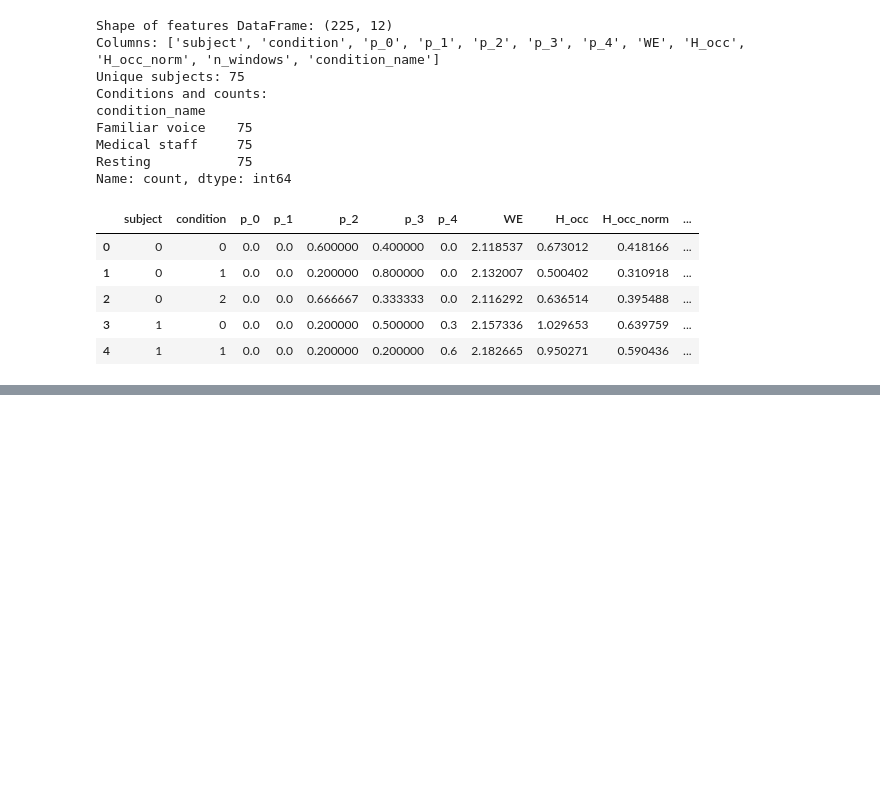
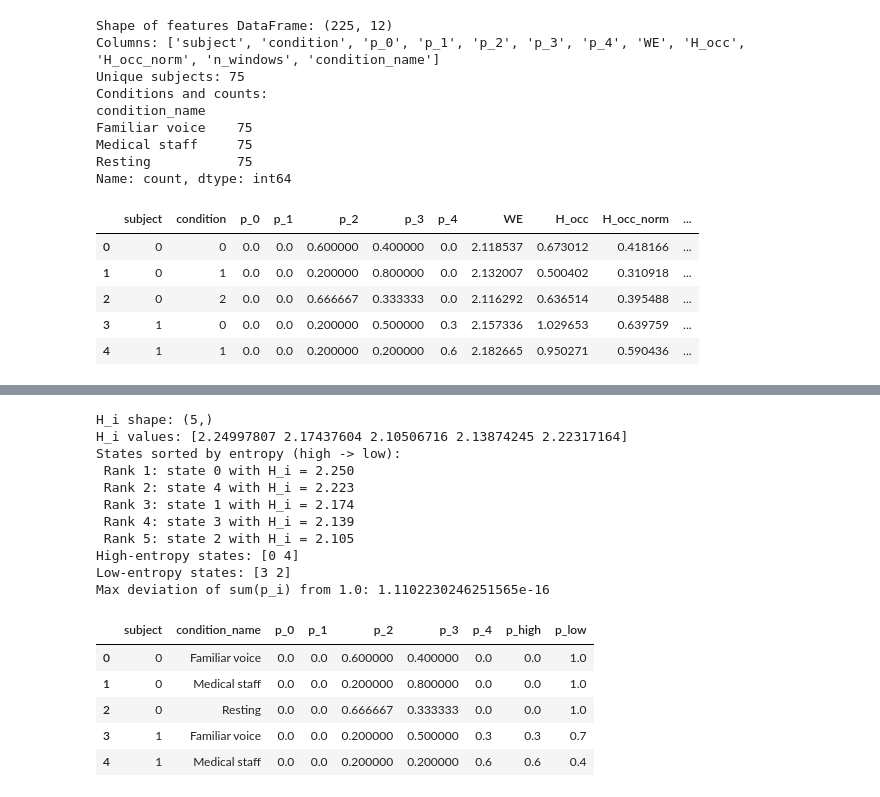
Before and after one commit to bsm96/eeg-bachelor, a Jupyter notebook: notebooks/07_brain_states_kmedoids_stats.ipynb, the cells around one changed output, grey strips where cells are left out. Saved outputs shown, nothing was run; the diff lists cells and outputs as text; code cells hidden in the pictures; blank space fills up the shorter version.

```diff
--- a/notebooks/07_brain_states_kmedoids_stats.ipynb
+++ b/notebooks/07_brain_states_kmedoids_stats.ipynb
@@ -82,0 +83,60 @@ These quantities mirror the idea of contrasting more complex vs. more stereotype
+# %%
+# Load state entropies H_i
+H_i = np.load(STATE_ENTROPIES_PATH)  # Load vector of state entropies
+
+# Sanity check on shape
+print("H_i shape:", H_i.shape)  # Expect (5,) for K=5
+print("H_i values:", H_i)  # Display entropy values for inspection
+
+# Sort states by entropy in descending order (high -> low)
+state_indices = np.arange(len(H_i))  # Indices 0..K-1
+sorted_idx_desc = np.argsort(H_i)[::-1]  # Indices sorted by H_i from high to low
+
+print("States sorted by entropy (high -> low):")  # Announce ordering
+for rank, idx in enumerate(sorted_idx_desc, start=1):  # Iterate over sorted indices
+    print(f" Rank {rank}: state {idx} with H_i = {H_i[idx]:.3f}")  # Print rank and entropy
+
+# Define high-entropy and low-entropy state sets (top-2 and bottom-2)
+high_entropy_states = sorted_idx_desc[:2]  # Two highest-entropy states
+low_entropy_states = sorted_idx_desc[-2:]  # Two lowest-entropy states
+
+print("High-entropy states:", high_entropy_states)  # Show high-entropy state indices
+print("Low-entropy states:", low_entropy_states)  # Show low-entropy state indices
+
+# Helper function: compute aggregate occupancy over a set of states
+def aggregate_occupancy(row, state_indices_subset):
+    """Compute the sum of p_i for a given row over a subset of state indices."""
+    # Build the column names for the selected states
+    cols = [f"p_{int(i)}" for i in state_indices_subset]  # Construct p_i column names
+    return row[cols].sum()  # Sum occupancies over selected states
+
+# Compute p_high and p_low for each row
+df["p_high"] = df.apply(lambda row: aggregate_occupancy(row, high_entropy_states), axis=1)  # Add high-entropy occupancy
+df["p_low"] = df.apply(lambda row: aggregate_occupancy(row, low_entropy_states), axis=1)  # Add low-entropy occupancy
+
+# Check that p_0..p_4 sum to approximately 1 for each row
+p_cols = [col for col in df.columns if col.startswith("p_") and col[2:].isdigit()]  # Detect occupancy columns p_0..p_4
+sum_p = df[p_cols].sum(axis=1)  # Sum occupancies across states
+max_deviation = np.abs(sum_p - 1.0).max()  # Maximum deviation from 1
+print("Max deviation of sum(p_i) from 1.0:", max_deviation)  # Show normalisation quality
+
+# Display a preview of relevant columns
+df[["subject", "condition_name"] + p_cols + ["p_high", "p_low"]].head()  # Inspect main occupancy columns
+# %% [output]
+H_i shape: (5,)
+H_i values: [2.24997807 2.17437604 2.10506716 2.13874245 2.22317164]
+States sorted by entropy (high -> low):
+ Rank 1: state 0 with H_i = 2.250
+ Rank 2: state 4 with H_i = 2.223
+ Rank 3: state 1 with H_i = 2.174
+ Rank 4: state 3 with H_i = 2.139
+ Rank 5: state 2 with H_i = 2.105
+High-entropy states: [0 4]
+Low-entropy states: [3 2]
+Max deviation of sum(p_i) from 1.0: 1.1102230246251565e-16
+|  | subject | condition_name | p_0 | p_1 | p_2 | p_3 | p_4 | p_high | p_low |
+| 0 | 0 | Familiar voice | 0.0 | 0.0 | 0.600000 | 0.400000 | 0.0 | 0.0 | 1.0 |
+| 1 | 0 | Medical staff | 0.0 | 0.0 | 0.200000 | 0.800000 | 0.0 | 0.0 | 1.0 |
+| 2 | 0 | Resting | 0.0 | 0.0 | 0.666667 | 0.333333 | 0.0 | 0.0 | 1.0 |
+| 3 | 1 | Familiar voice | 0.0 | 0.0 | 0.200000 | 0.500000 | 0.3 | 0.3 | 0.7 |
+| 4 | 1 | Medical staff | 0.0 | 0.0 | 0.200000 | 0.200000 | 0.6 | 0.6 | 0.4 |
```
Also changed, not shown: parts of 9 cells of this notebook, 2 other files.
